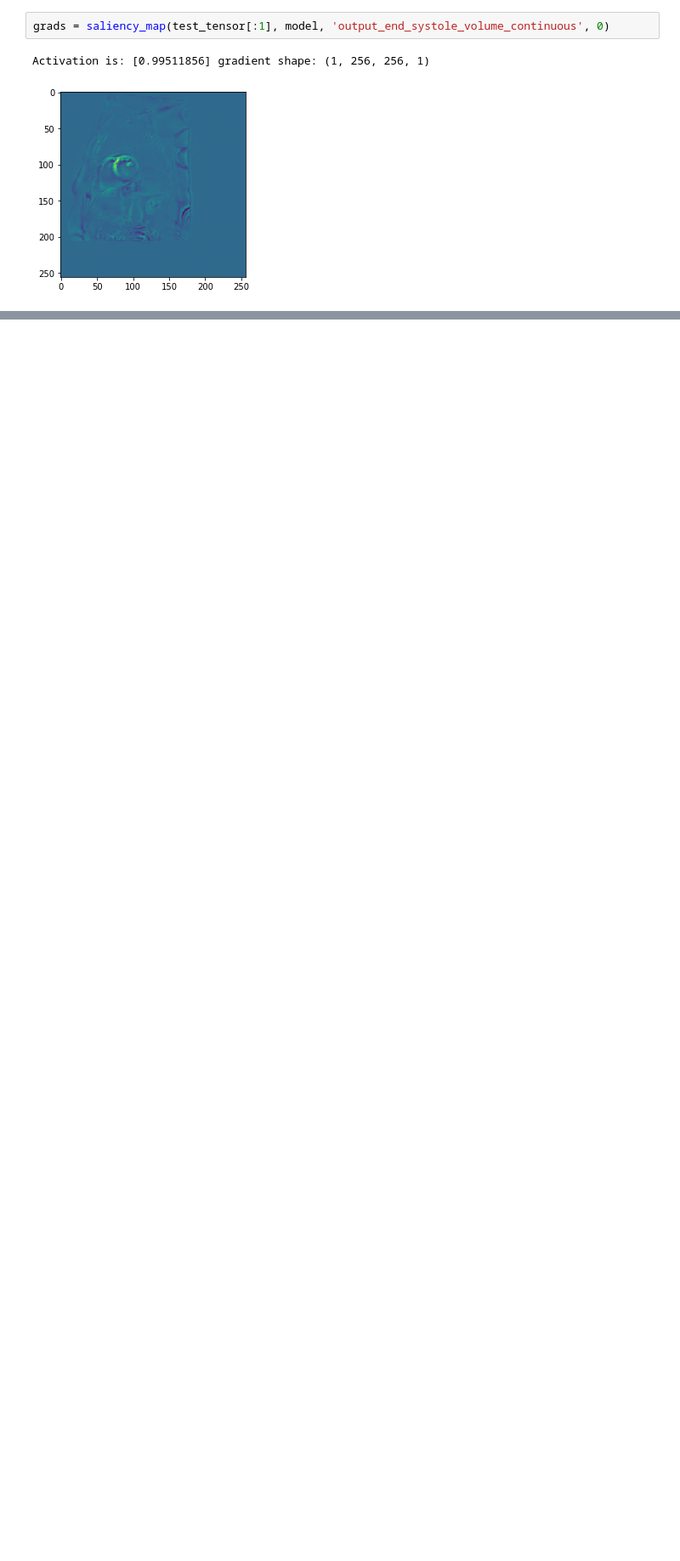
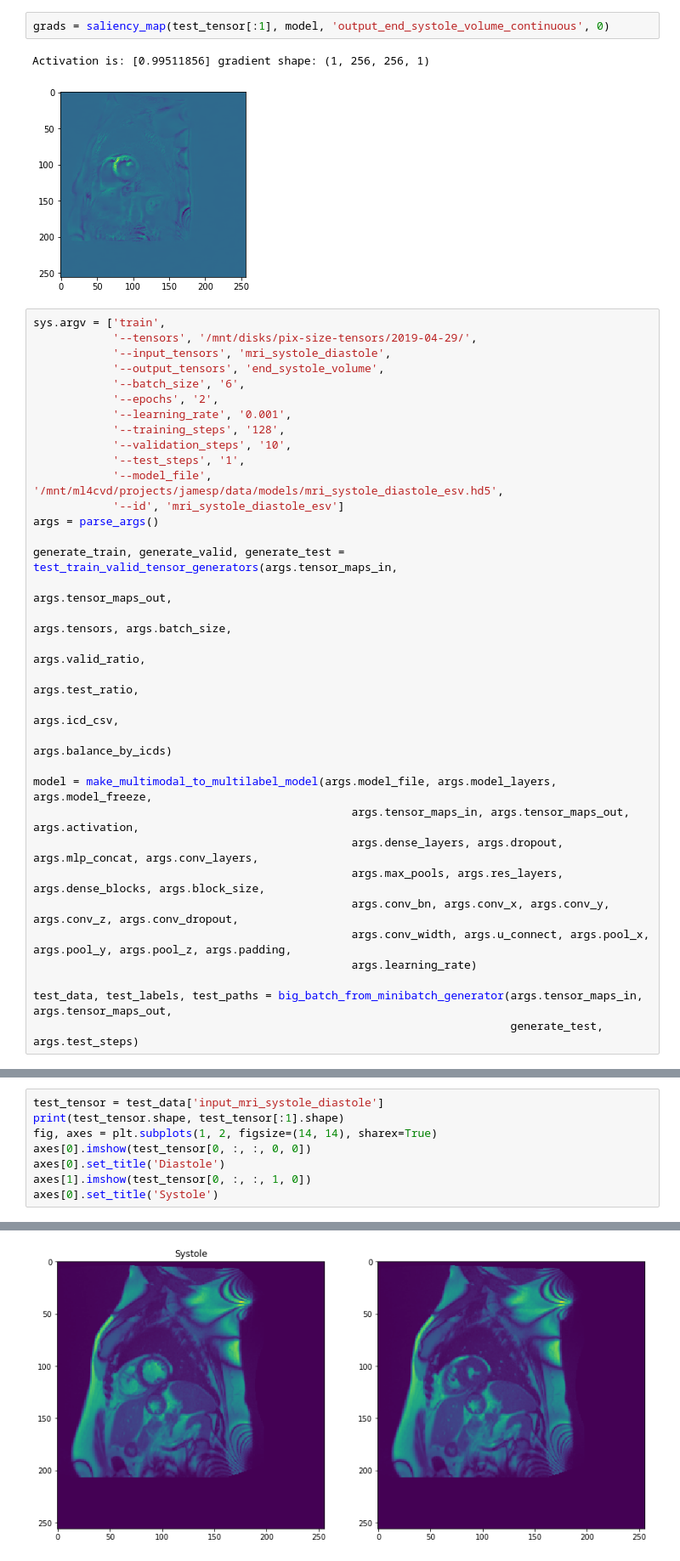
Before and after one commit to broadinstitute/ml4h, a Jupyter notebook: notebooks/saliency_maps.ipynb, the cells around one changed output, grey strips where cells are left out. Shown at 85% size. Cells and saved outputs as stored; diff of their text form; blank space fills up the shorter version.

```diff
--- a/notebooks/saliency_maps.ipynb
+++ b/notebooks/saliency_maps.ipynb
@@ -112,3 +116,36 @@ grads = saliency_map(test_tensor[:1], model, 'output_end_systole_volume_continuo
 # %% [output]
 Activation is: [0.99511856] gradient shape: (1, 256, 256, 1)
 [figure]
+# %%
+sys.argv = ['train',
+            '--tensors', '/mnt/disks/pix-size-tensors/2019-04-29/',
+            '--input_tensors', 'mri_systole_diastole',
+            '--output_tensors', 'end_systole_volume',
+            '--batch_size', '6',
+            '--epochs', '2',
+            '--learning_rate', '0.001',
+            '--training_steps', '128',
+            '--validation_steps', '10',
+            '--test_steps', '1',
+            '--model_file', '/mnt/ml4cvd/projects/jamesp/data/models/mri_systole_diastole_esv.hd5',
+            '--id', 'mri_systole_diastole_esv']
+args = parse_args()
+
+generate_train, generate_valid, generate_test = test_train_valid_tensor_generators(args.tensor_maps_in,
+                                                                                       args.tensor_maps_out,
+                                                                                       args.tensors, args.batch_size,
+                                                                                       args.valid_ratio,
+                                                                                       args.test_ratio,
+                                                                                       args.icd_csv,
+                                                                                       args.balance_by_icds)
+
+model = make_multimodal_to_multilabel_model(args.model_file, args.model_layers, args.model_freeze,
+                                                args.tensor_maps_in, args.tensor_maps_out, args.activation,
+                                                args.dense_layers, args.dropout, args.mlp_concat, args.conv_layers,
+                                                args.max_pools, args.res_layers, args.dense_blocks, args.block_size,
+                                                args.conv_bn, args.conv_x, args.conv_y, args.conv_z, args.conv_dropout,
+                                                args.conv_width, args.u_connect, args.pool_x, args.pool_y, args.pool_z, args.padding,
+                                                args.learning_rate)
+
+test_data, test_labels, test_paths = big_batch_from_minibatch_generator(args.tensor_maps_in, args.tensor_maps_out,
+                                                                        generate_test, args.test_steps)
@@ -114,0 +170,9 @@ Activation is: [0.99511856] gradient shape: (1, 256, 256, 1)
+# %%
+test_tensor = test_data['input_mri_systole_diastole']
+print(test_tensor.shape, test_tensor[:1].shape)
+fig, axes = plt.subplots(1, 2, figsize=(14, 14), sharex=True)
+axes[0].imshow(test_tensor[0, :, :, 0, 0])
+axes[0].set_title('Diastole')
+axes[1].imshow(test_tensor[0, :, :, 1, 0])
+axes[0].set_title('Systole')
+# %% [output]
@@ -114,0 +181 @@ Activation is: [0.99511856] gradient shape: (1, 256, 256, 1)
+[figure, added]
```
Also changed, not shown: parts of 18 cells of this notebook, 1 other file.
